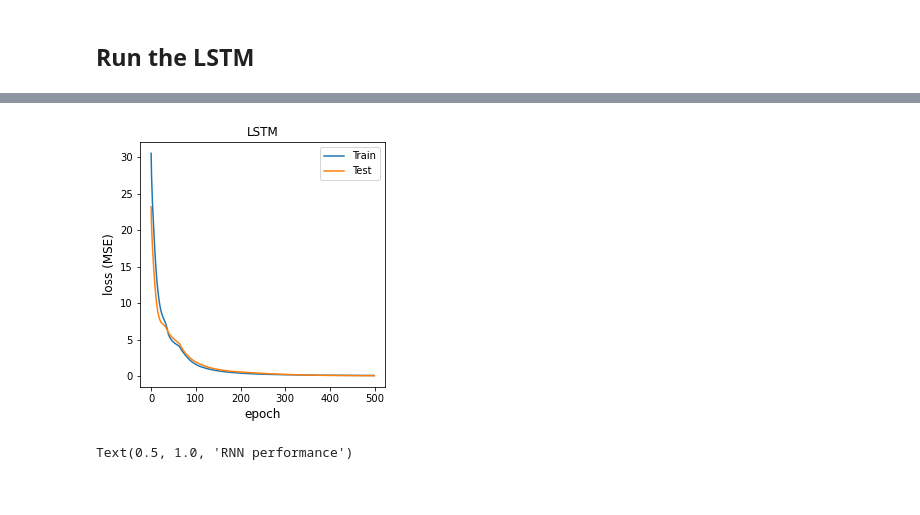
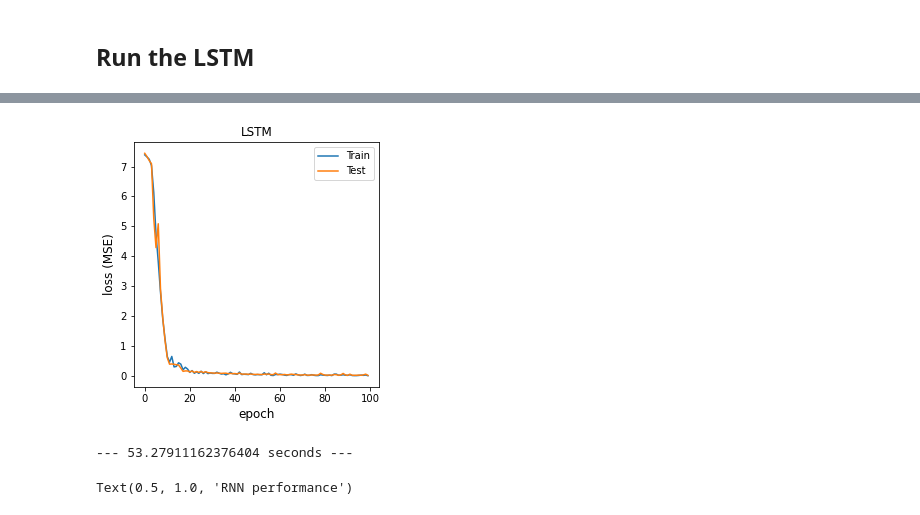
Before and after one commit to evanrussek/RNNs, a Jupyter notebook: scratch1.ipynb, the cells around one changed output, grey strips where cells are left out. Cells and saved outputs as stored; diff of their text form; code cells hidden in the pictures.

```diff
--- a/scratch1.ipynb
+++ b/scratch1.ipynb
@@ -227,7 +226,7 @@ def test(model, test_sim_data, criterion, device, batch_size, n_total_seq):
 # %%
 def train_and_test(model, train_data_sim, test_data_sim, criterion, optimizer, max_epochs, batch_size, n_total_seq, verbose=True, model_name = ''):
     # Automatically determine the device that PyTorch should use for computation
-    device = torch.device('cuda:0' if torch.cuda.is_available() else 'cpu')
+    device = torch.device('cpu')#torch.device('cuda:0' if torch.cuda.is_available() else 'cpu')
 
     # Move model to the device which will be used for train and test
     model.to(device)
@@ -254,7 +253,7 @@ def train_and_test(model, train_data_sim, test_data_sim, criterion, optimizer, m
         loss = test(model, test_data_sim, criterion, device, batch_size, n_total_seq)
         history_test['loss'].append(loss)
 
-        if verbose or epoch + 1 == max_epochs:
+        if (verbose & (epoch % 10 == 0)) or epoch + 1 == max_epochs:
             print(f'[Epoch {epoch + 1}/{max_epochs}]'
                   f" loss: {history_train['loss'][-1]:.4f} (MSE)"
                   f" - test_loss: {history_test['loss'][-1]:.4f} (MSE)")
@@ -303,15 +323,16 @@ n_total_seq = 1000
 
 # Setup the RNN and training settings
 input_size  = 3 # this is the length of the input vector? #train_data_gen.n_symbols
-hidden_size = 4
+hidden_size = 100
 output_size = 3 # this is the leågth of the output vector #train_data_gen.n_classes
 model       = SimpleLSTM(input_size, hidden_size, output_size)
 criterion   = torch.nn.MSELoss() # torch.nn.CrossEntropyLoss()
 optimizer   = torch.optim.RMSprop(model.parameters(), lr=0.001)
-max_epochs  = 500
+max_epochs  = 100
 
 # Train the model
 # model = train_and_test(model, train_data_gen, test_data_gen, criterion, optimizer, max_epochs)
-
-model_LSTM = train_and_test(model, train_data_sim, test_data_sim, criterion, optimizer, max_epochs, batch_size, n_total_seq, verbose=False, model_name = 'LSTM')
+start_time = time.time()
+model_LSTM = train_and_test(model, train_data_sim, test_data_sim, criterion, optimizer, max_epochs, batch_size, n_total_seq, verbose=True, model_name = 'LSTM')
+print("--- %s seconds ---" % (time.time() - start_time))
 # %% [output]
@@ -319,4 +350,5 @@ model_LSTM = train_and_test(model, train_data_sim, test_data_sim, criterion, opt
-[figure, old version]
+[figure, new version]
+--- 53.27911162376404 seconds ---
 # %%
 def test_record_each_output(model, test_sim_data, criterion, device, batch_size, n_total_seq):
     # Set the model to evaluation mode. This will turn off layers that would
```
Also changed, not shown: parts of 4 cells of this notebook, 1 other file.
